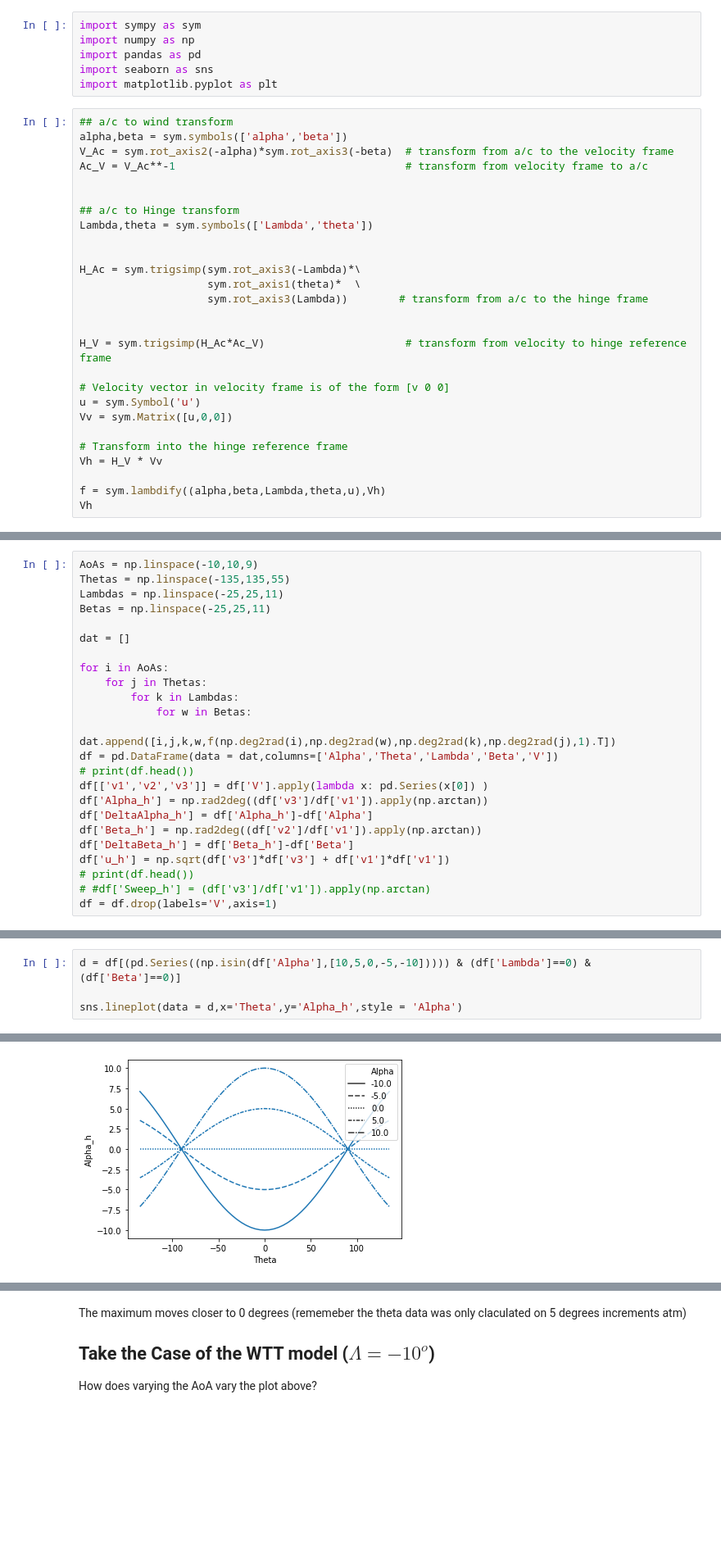
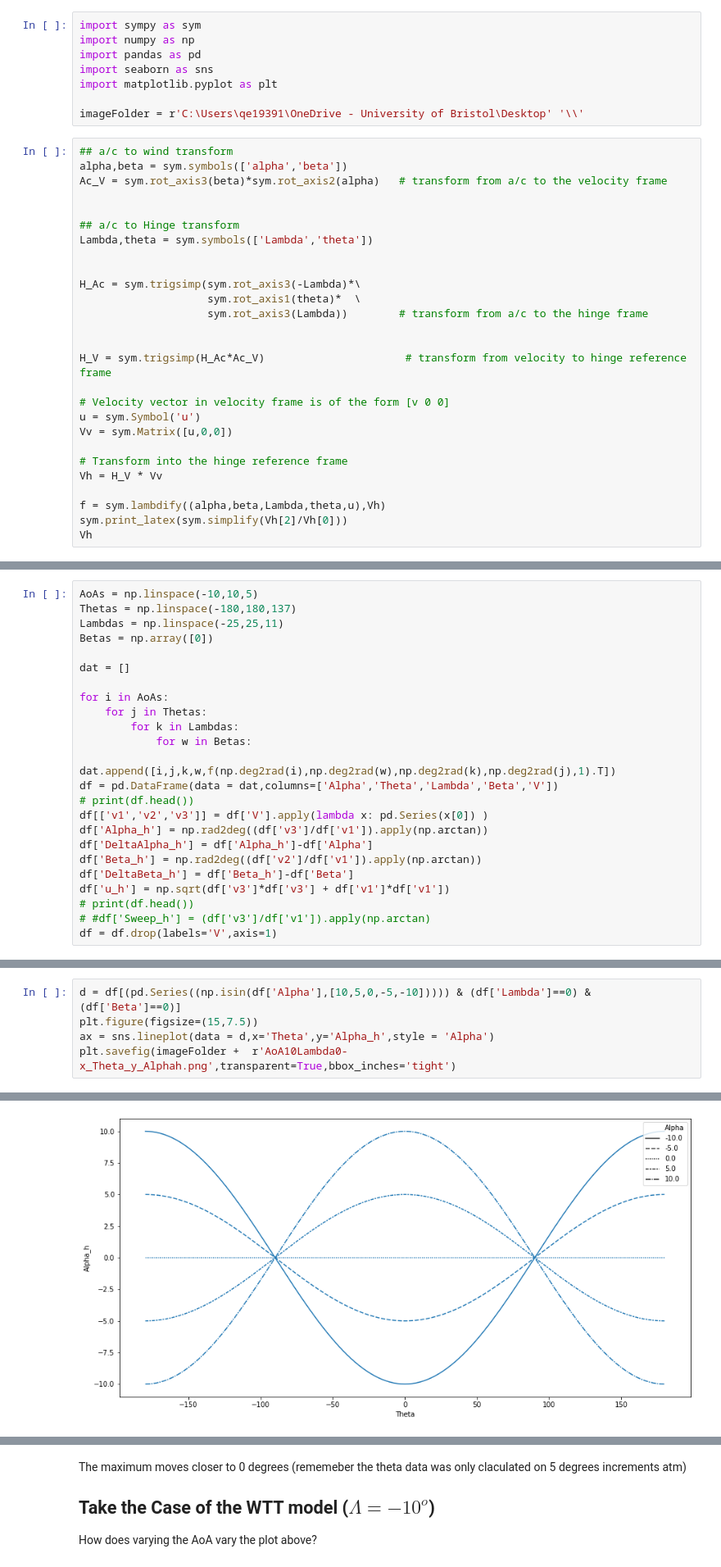
Before and after one commit to fh9g12/FwtModels, a Jupyter notebook: 7_HowDoesDeltaAlphaReallyVary.ipynb, the cells around one changed output, grey strips where cells are left out. Shown at 82% size. Drawn from its saved outputs; the diff is of its cells as text; blank space fills up the shorter version.

```diff
--- a/7_HowDoesDeltaAlphaReallyVary.ipynb
+++ b/7_HowDoesDeltaAlphaReallyVary.ipynb
@@ -52,11 +52,12 @@ import numpy as np
 import pandas as pd
 import seaborn as sns
 import matplotlib.pyplot as plt
+
+imageFolder = r'C:\Users\qe19391\OneDrive - University of Bristol\Desktop' '\\'
 # %%
 ## a/c to wind transform
 alpha,beta = sym.symbols(['alpha','beta'])
-V_Ac = sym.rot_axis2(-alpha)*sym.rot_axis3(-beta)  # transform from a/c to the velocity frame
-Ac_V = V_Ac**-1                                    # transform from velocity frame to a/c
+Ac_V = sym.rot_axis3(beta)*sym.rot_axis2(alpha)   # transform from a/c to the velocity frame
 
 
 ## a/c to Hinge transform
@@ -78,5 +79,6 @@ Vv = sym.Matrix([u,0,0])
 Vh = H_V * Vv
 
 f = sym.lambdify((alpha,beta,Lambda,theta,u),Vh)
+sym.print_latex(sym.simplify(Vh[2]/Vh[0]))
 Vh
 # %% [output]
@@ -98,10 +101,10 @@ This is assuming the cross flow has a negligable effect on the aerodynamics...
 
 Below I am going to calculate this velocity vector for multiple instances of each of the variables, we will then explore the parameter space.
 # %%
-AoAs = np.linspace(-10,10,9)
-Thetas = np.linspace(-135,135,55)
+AoAs = np.linspace(-10,10,5)
+Thetas = np.linspace(-180,180,137)
 Lambdas = np.linspace(-25,25,11)
-Betas = np.linspace(-25,25,11)
+Betas = np.array([0])
 
 dat = []
 
@@ -135,6 +138,7 @@ $\alpha_h\rvert_{\theta = 0^o} = \alpha$
 which is exactly what you see below
 # %%
 d = df[(pd.Series((np.isin(df['Alpha'],[10,5,0,-5,-10])))) & (df['Lambda']==0) & (df['Beta']==0)]
-
-sns.lineplot(data = d,x='Theta',y='Alpha_h',style = 'Alpha')
+plt.figure(figsize=(15,7.5))
+ax = sns.lineplot(data = d,x='Theta',y='Alpha_h',style = 'Alpha')
+plt.savefig(imageFolder +  r'AoA10Lambda0-x_Theta_y_Alphah.png',transparent=True,bbox_inches='tight')
 # %% [output]
@@ -142 +145 @@ sns.lineplot(data = d,x='Theta',y='Alpha_h',style = 'Alpha')
-[figure, old version]
+[figure, new version]
```
Also changed, not shown: parts of 32 cells of this notebook, 8 other files.
